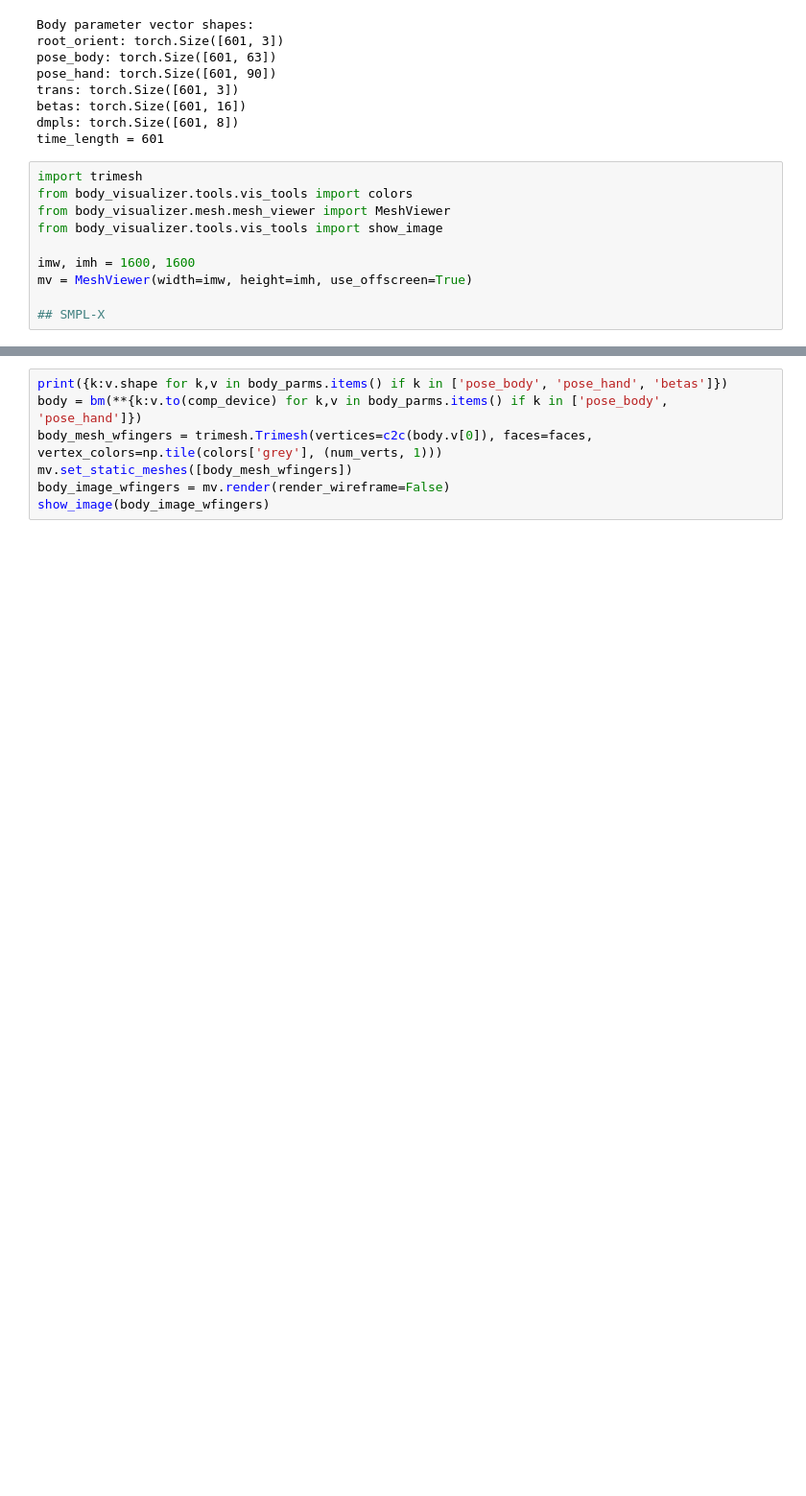
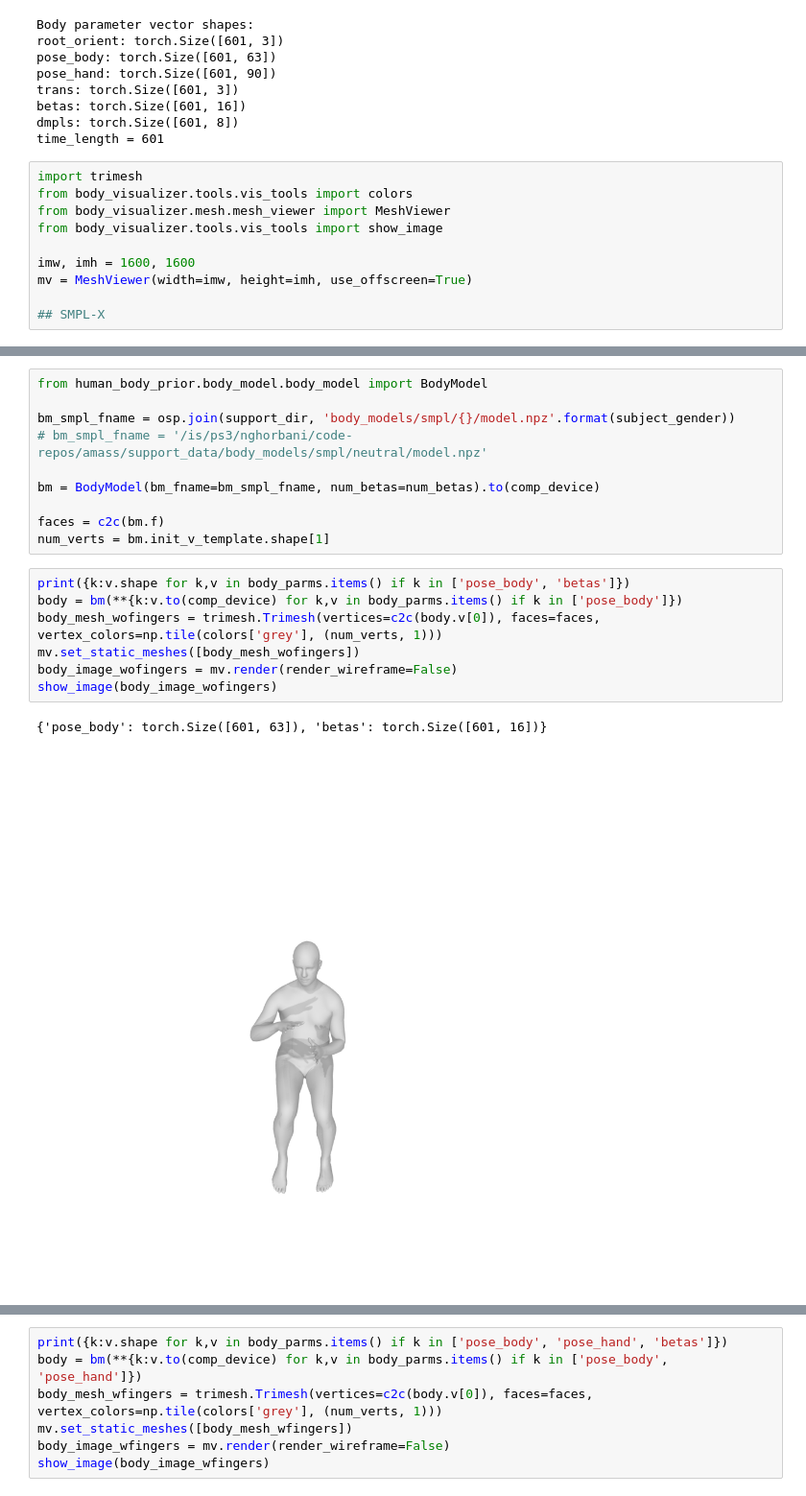
Before and after one commit to nghorbani/amass, a Jupyter notebook: notebooks/03-AMASS_Visualization_Advanced.ipynb, the cells around one changed output, grey strips where cells are left out. Shown: that part at 96% size. Saved outputs shown, nothing was run; the diff lists cells and outputs as text; blank space fills up the shorter version.

```diff
--- a/notebooks/03-AMASS_Visualization_Advanced.ipynb
+++ b/notebooks/03-AMASS_Visualization_Advanced.ipynb
@@ -78,0 +91,20 @@ mv = MeshViewer(width=imw, height=imh, use_offscreen=True)
+# %%
+from human_body_prior.body_model.body_model import BodyModel
+
+bm_smpl_fname = osp.join(support_dir, 'body_models/smpl/{}/model.npz'.format(subject_gender))
+# bm_smpl_fname = '/is/ps3/nghorbani/code-repos/amass/support_data/body_models/smpl/neutral/model.npz'
+
+bm = BodyModel(bm_fname=bm_smpl_fname, num_betas=num_betas).to(comp_device)
+
+faces = c2c(bm.f)
+num_verts = bm.init_v_template.shape[1]
+# %%
+print({k:v.shape for k,v in body_parms.items() if k in ['pose_body', 'betas']})
+body = bm(**{k:v.to(comp_device) for k,v in body_parms.items() if k in ['pose_body']})
+body_mesh_wofingers = trimesh.Trimesh(vertices=c2c(body.v[0]), faces=faces, vertex_colors=np.tile(colors['grey'], (num_verts, 1)))
+mv.set_static_meshes([body_mesh_wofingers])
+body_image_wofingers = mv.render(render_wireframe=False)
+show_image(body_image_wofingers)
+# %% [output]
+{'pose_body': torch.Size([601, 63]), 'betas': torch.Size([601, 16])}
+[figure, added]
```
Also changed, not shown: parts of 5 cells of this notebook, 2 other files.
